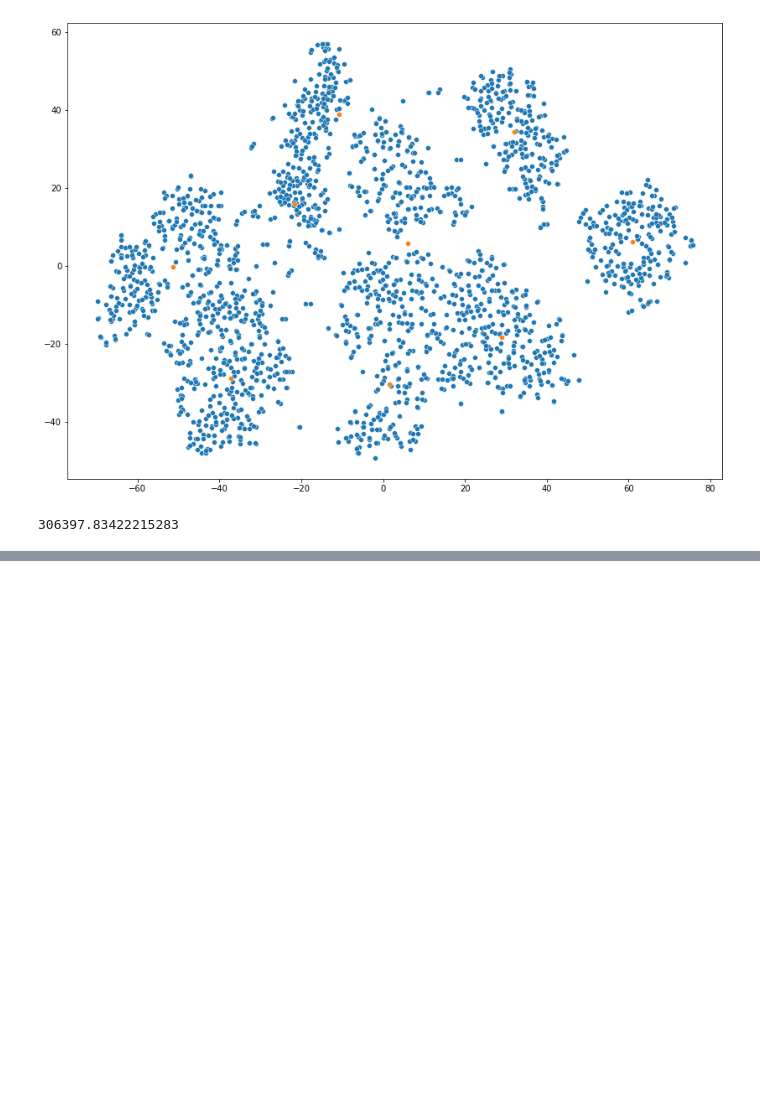
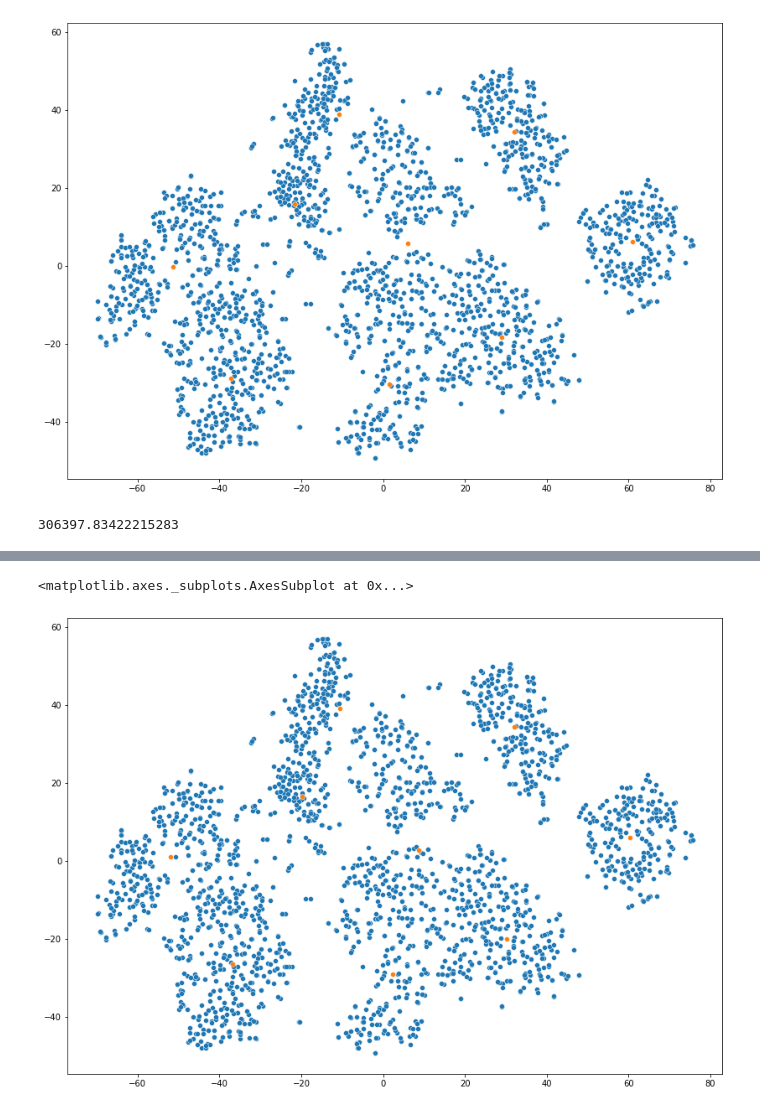
Before and after one commit to JesusNoelValMo/Machine_Learning_Book, a Jupyter notebook: Chapter_9_Unsupervised_Learning/Chapter_9_Clustering_K_Means.ipynb, the cells around one changed output, grey strips where cells are left out. Drawn from its saved outputs; the diff is of its cells as text; code cells hidden in the pictures; blank space fills up the shorter version.

Commit message:
Adding mini-batch K-means code

```diff
--- a/Chapter_9_Unsupervised_Learning/Chapter_9_Clustering_K_Means.ipynb
+++ b/Chapter_9_Unsupervised_Learning/Chapter_9_Clustering_K_Means.ipynb
@@ -65,0 +68,5 @@ K_means.inertia_
+# %%
+from sklearn.cluster import MiniBatchKMeans
+minibatch_means = MiniBatchKMeans(n_clusters=9)
+# %%
+minibatch_means.fit(X_t_sne)
@@ -65,0 +90,8 @@ K_means.inertia_
+# %%
+plt.figure(figsize=(14,10))
+
+sns.scatterplot(X_t_sne[:,0], X_t_sne[:,1])
+sns.scatterplot(minibatch_means.cluster_centers_[:,0], minibatch_means.cluster_centers_[:,1])
+# %% [output]
+<matplotlib.axes._subplots.AxesSubplot at 0x...>
+[figure, added]
```
Also changed, not shown: parts of 3 cells of this notebook.
